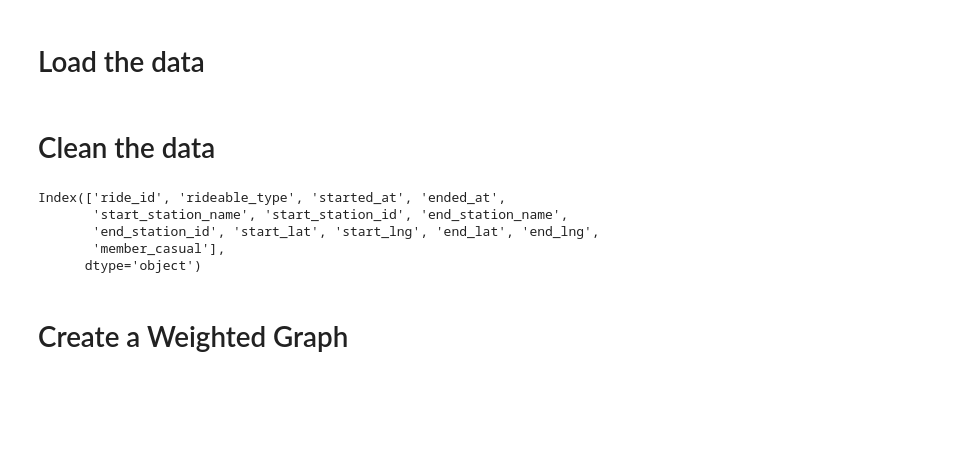
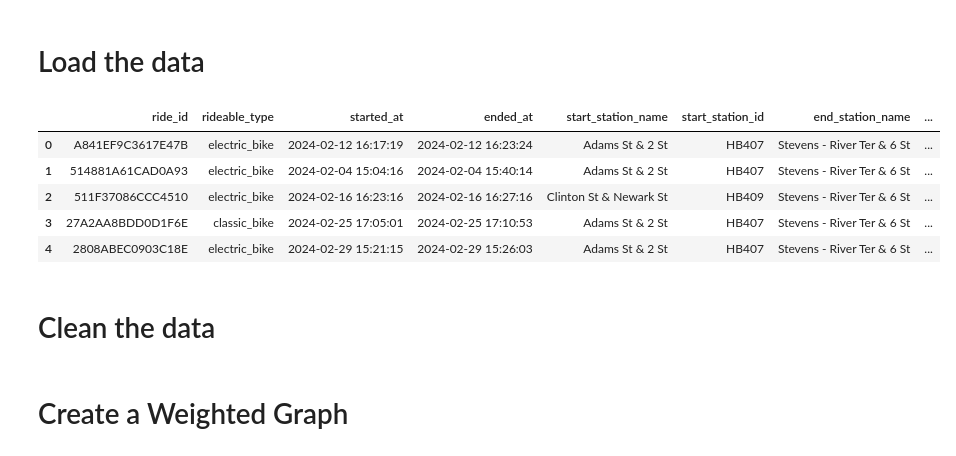
Before and after one commit to jiayizhang123/CPSC672-Project, a Jupyter notebook: Project-citibike.ipynb, the cells around one changed output. Cells and saved outputs as stored; diff of their text form; code cells hidden in the pictures; blank space fills up the shorter version.

```diff
--- a/Project-citibike.ipynb
+++ b/Project-citibike.ipynb
@@ -15,21 +15,23 @@ from collections import defaultdict
 # Load the data
 # %%
 # use dtype=str to avoid the "Mixed Type" warning
-df = pd.read_csv('JC-202402-citibike-tripdata.csv', dtype={'start_station_id': str, 'end_station_id': str})
+df = pd.read_csv('JC-202402-citibike-tripdata.csv', dtype={'start_station_name': str, 'end_station_name': str})
+
+df.head()
+# %% [output]
+|  | ride_id | rideable_type | started_at | ended_at | start_station_name | start_station_id | end_station_name | ... |
+| 0 | A841EF9C3617E47B | electric_bike | 2024-02-12 16:17:19 | 2024-02-12 16:23:24 | Adams St & 2 St | HB407 | Stevens - River Ter & 6 St | ... |
+| 1 | 514881A61CAD0A93 | electric_bike | 2024-02-04 15:04:16 | 2024-02-04 15:40:14 | Adams St & 2 St | HB407 | Stevens - River Ter & 6 St | ... |
+| 2 | 511F37086CCC4510 | electric_bike | 2024-02-16 16:23:16 | 2024-02-16 16:27:16 | Clinton St & Newark St | HB409 | Stevens - River Ter & 6 St | ... |
+| 3 | 27A2AA8BDD0D1F6E | classic_bike | 2024-02-25 17:05:01 | 2024-02-25 17:10:53 | Adams St & 2 St | HB407 | Stevens - River Ter & 6 St | ... |
+| 4 | 2808ABEC0903C18E | electric_bike | 2024-02-29 15:21:15 | 2024-02-29 15:26:03 | Adams St & 2 St | HB407 | Stevens - River Ter & 6 St | ... |
 # %% [markdown]
 # Clean the data
 # %%
 # remove rows with missing station ids
-df = df.dropna(subset=['start_station_id', 'end_station_id'])
-
-# remove self-loops
-df = df[df["start_station_id"] != df["end_station_id"]]
+df = df.dropna(subset=['start_station_name', 'end_station_name'])
+# remove self-loops (stations with equal start and end station id's)
+df = df[df["start_station_name"] != df["end_station_name"]]
-# %% [output]
-Index(['ride_id', 'rideable_type', 'started_at', 'ended_at',
-       'start_station_name', 'start_station_id', 'end_station_name',
-       'end_station_id', 'start_lat', 'start_lng', 'end_lat', 'end_lng',
-       'member_casual'],
-      dtype='object')
 # %% [markdown]
 # Create a Weighted Graph
 # %%
```
Also changed, not shown: parts of 9 cells of this notebook.
